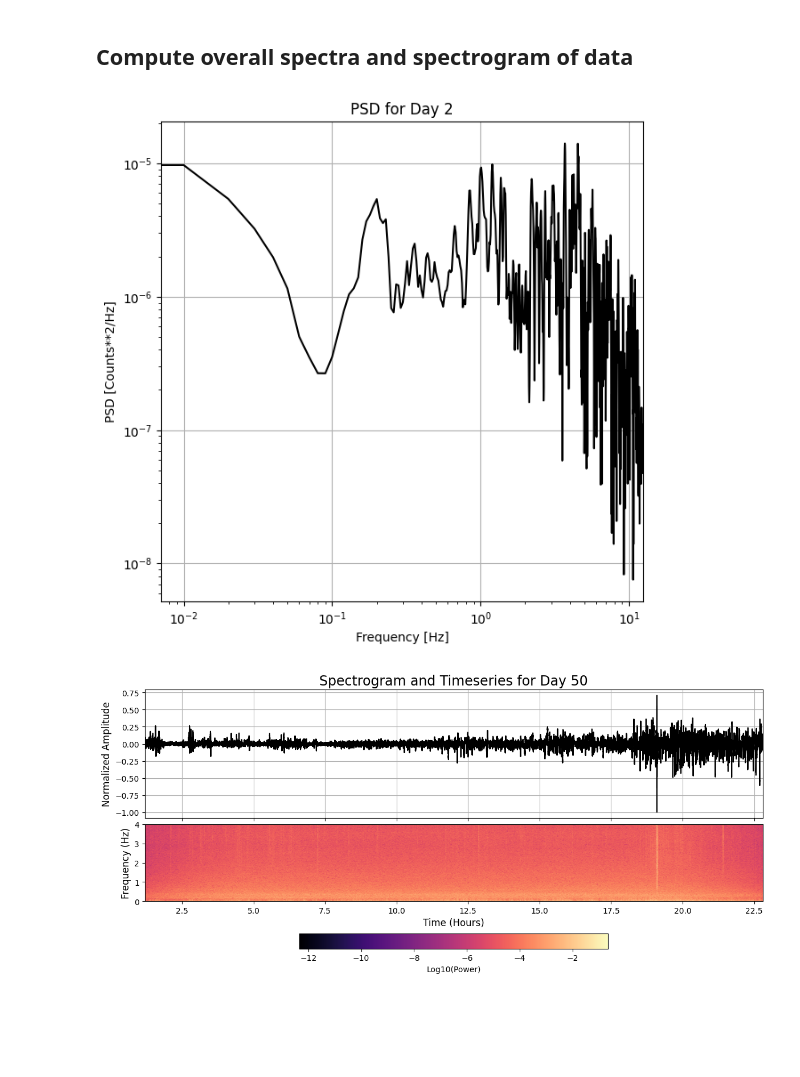
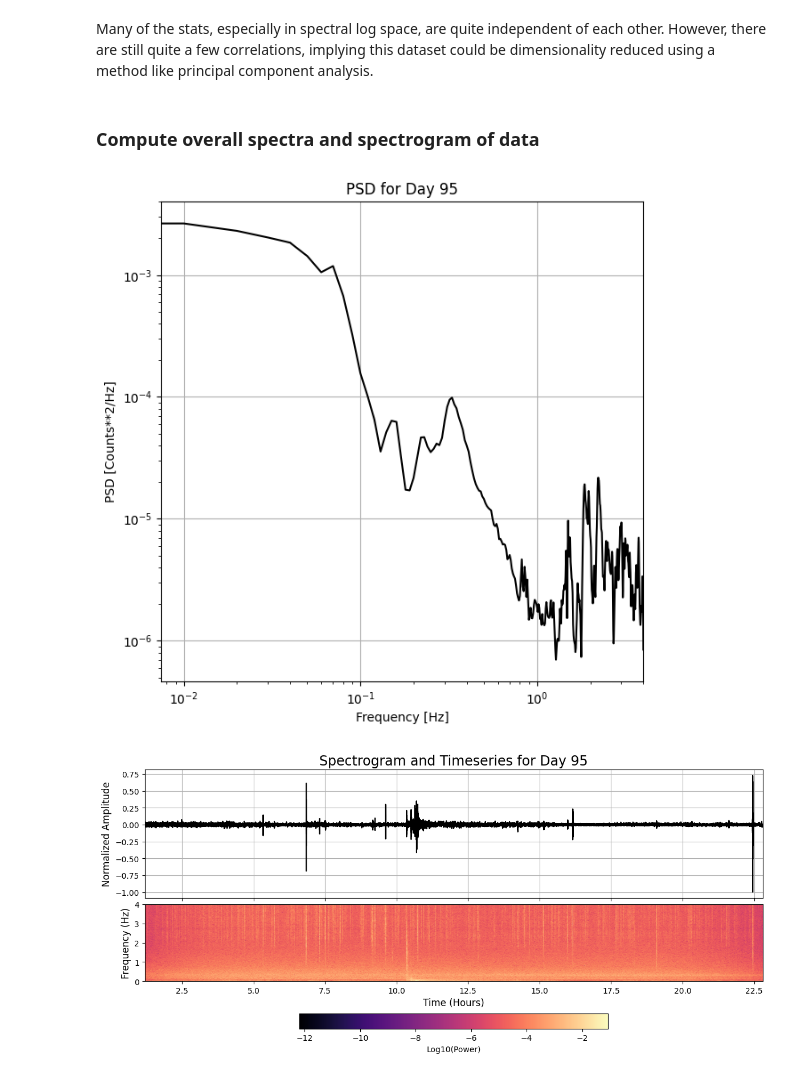
Before and after one commit to UW-MLGEO/MLGEO2024_Geldingadalir, a Jupyter notebook: notebooks/EDA.ipynb, the cells around one changed output. Cells and saved outputs as stored; diff of their text form; code cells hidden in the pictures; blank space fills up the shorter version.

Commit message:
Updates to EDA and Data Cleaning notebooks

```diff
--- a/notebooks/EDA.ipynb
+++ b/notebooks/EDA.ipynb
@@ -139,37 +75,45 @@ axs[1][1].grid();
+# %% [markdown]
+Many of the stats, especially in spectral log space, are quite independent of each other. However, there are still quite a few correlations, implying this dataset could be dimensionality reduced using a method like principal component analysis.
 # %% [markdown]
-## Compute overall spectra and spectrogram of data
+### Compute overall spectra and spectrogram of data
 # %%
 from scipy import signal
+
+#load day of data
+data_path = 'data/ai_ready'
+file_name = '95_ready.npy'
+full_path = os.path.join(data_path, file_name)
+data = np.load(full_path)
 
 #compute power spectral density using Welch's Method
 fs = 8 #sampling rate in hz
 window = 10*10 #second window to compute ffts over, at least 10x the period of the lowest freq you care about
 
 #generate a Tukey window to taper the data with
-taper = signal.windows.tukey(len(east_component_data))
+taper = signal.windows.tukey(len(data))
 
 #welch returns frequency and power given a signal and sampling rate
-f, Pxx_den = signal.welch(east_component_data*taper, fs, nperseg=window*fs)
+f, Pxx_den = signal.welch(data*taper, fs, nperseg=window*fs)
 
 plt.figure(figsize=(7,7))
 plt.loglog(f, Pxx_den, color='k')
 plt.xlabel('Frequency [Hz]')
 plt.ylabel('PSD [Counts**2/Hz]')
 plt.title('PSD for Day '+file_name.split('_')[0])
 plt.xlim(np.min(f), np.max(f))
 plt.grid();
 # %% [output]
-[figure, old version]
+[figure, new version]
 # %%
 #plot spectrogram
 fs = 8
 window = 10*10
 
 #generate a Tukey window to taper the data with
-taper = signal.windows.tukey(len(east_component_data))
+taper = signal.windows.tukey(len(data))
 
 #compute the spectrogram
-f, t, Zxx = signal.stft(taper*east_component_data, fs=fs, nperseg=window*fs, noverlap=200)
+f, t, Zxx = signal.stft(taper*data, fs=fs, nperseg=window*fs, noverlap=200)
 t /= 3600 #time in hours
 
 #plot
@@ -177,8 +121,8 @@ fig, axs = plt.subplots(nrows=2, ncols=1, sharex=True)
 fig.set_size_inches(14,6)
 fig.subplots_adjust(hspace=0.05)
 
-plot_time = np.arange(len(east_component_data)) / (3600*fs) #time in hours
-axs[0].plot(plot_time, east_component_data, c='k')
+plot_time = np.arange(len(data)) / (3600*fs) #time in hours
+axs[0].plot(plot_time, data, c='k')
 axs[0].grid()
 axs[0].set_ylabel('Normalized Amplitude', fontsize=12)
 
@@ -192,7 +136,7 @@ buffer = 24*0.05
 axs[0].set_xlim(buffer, 24-buffer)
 axs[1].set_xlim(buffer, 24-buffer)
 
-axs[0].set_title('Spectrogram and Timeseries for Day 50', fontsize=17);
+axs[0].set_title('Spectrogram and Timeseries for Day '+str(file_name).split('_')[0], fontsize=17);
 # %% [output]
-[figure, old version]
+[figure, new version]
 # %% [markdown]
```
Also changed, not shown: parts of 15 cells of this notebook, 2 other files.
